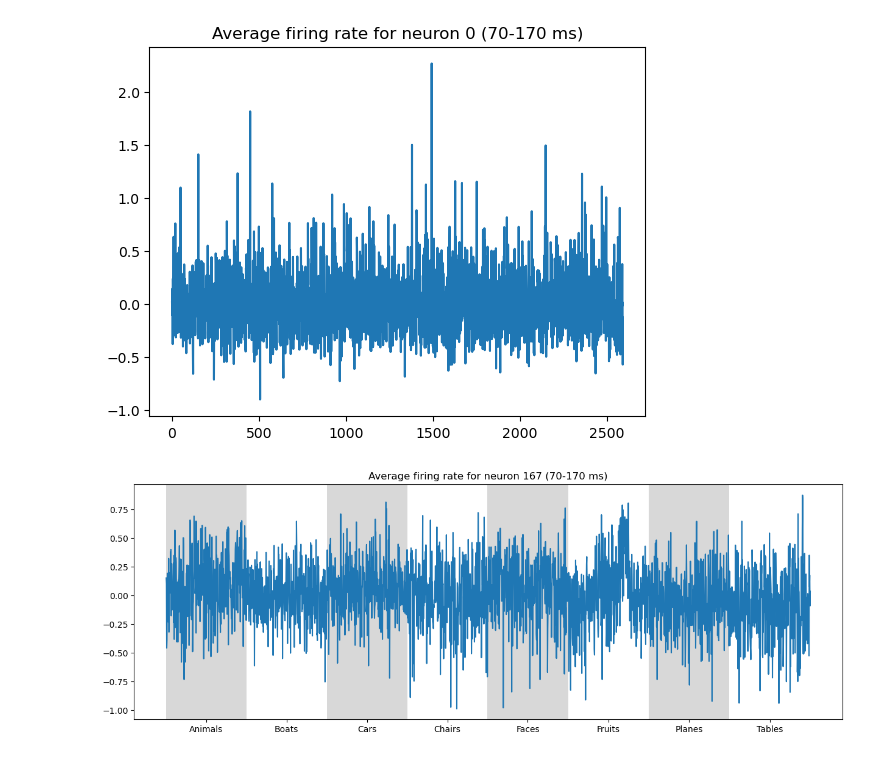
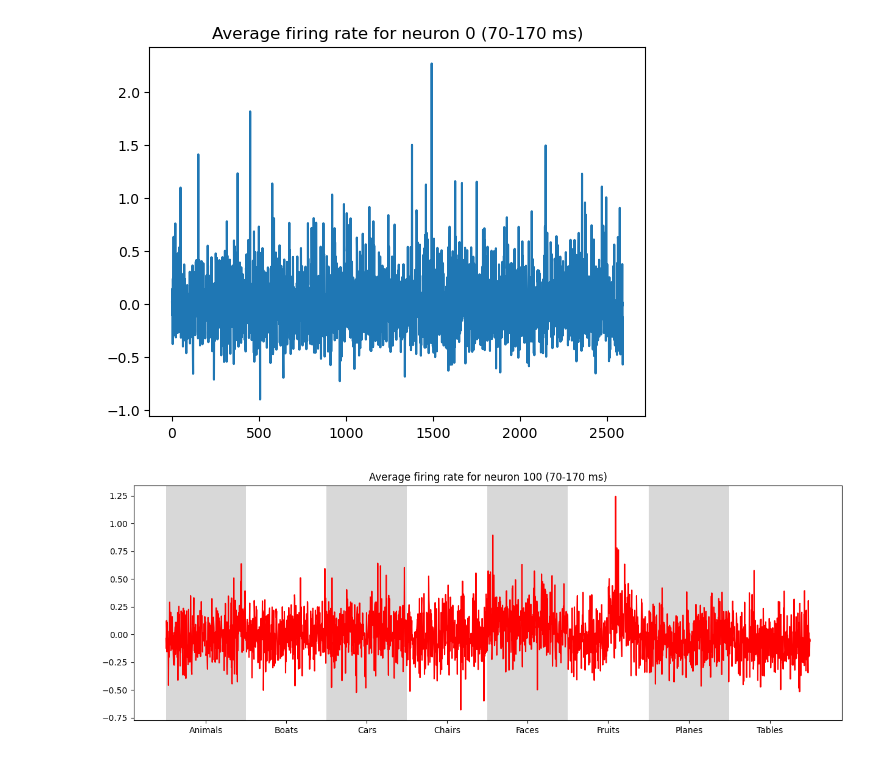
Before and after one commit to ernestoBocini/Brain-Like-Computation-Project, a Jupyter notebook: EDA.ipynb, the cells around one changed output. Drawn from its saved outputs; the diff is of its cells as text; code cells hidden in the pictures.

```diff
--- a/EDA.ipynb
+++ b/EDA.ipynb
@@ -39,6 +38,6 @@ plt.plot(spikes_train[:,neuron_idx])
 [<matplotlib.lines.Line2D at 0x...>]
 [figure]
 # %%
-plot_average_firing_rate_for_all_categories_merged(objects_train, spikes_train, 167)
+plot_average_firing_rate_for_all_categories_merged(objects_train, spikes_train, 100)
 # %% [output]
-[figure, old version]
+[figure, new version]
```
Also changed, not shown: parts of 2 cells of this notebook, 7 other files.
